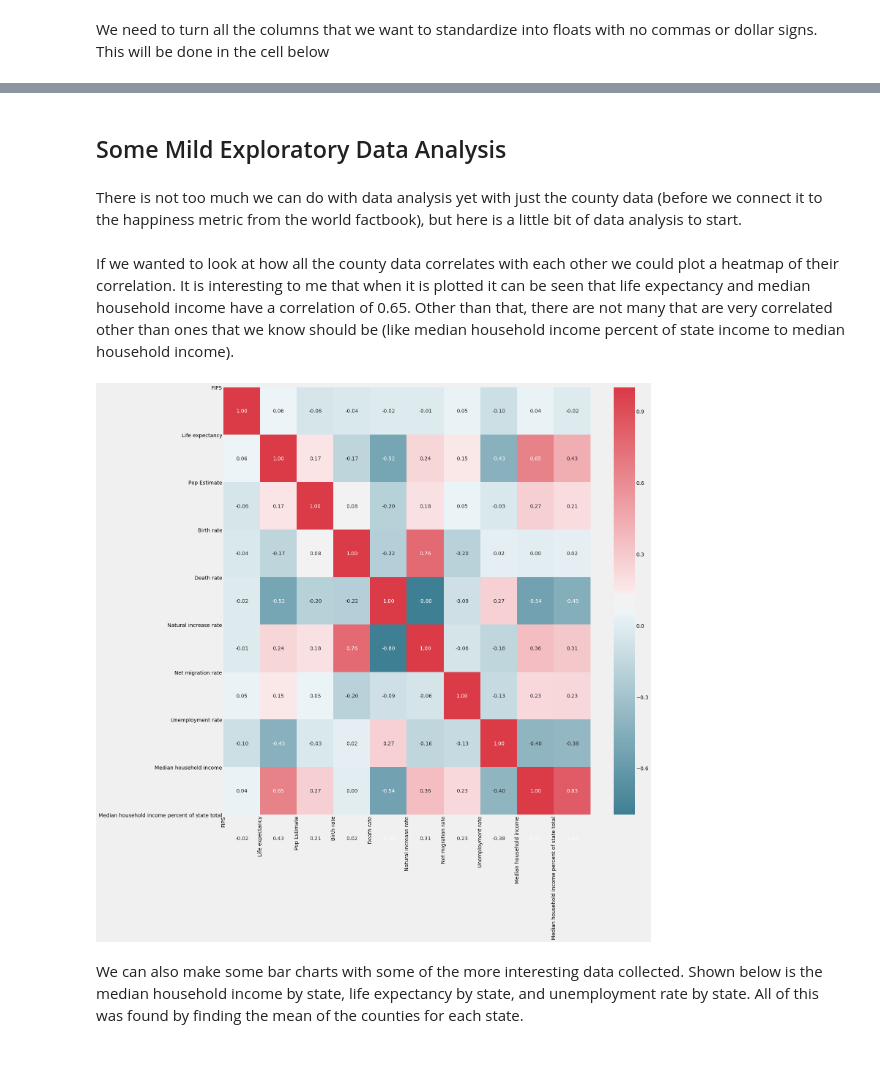
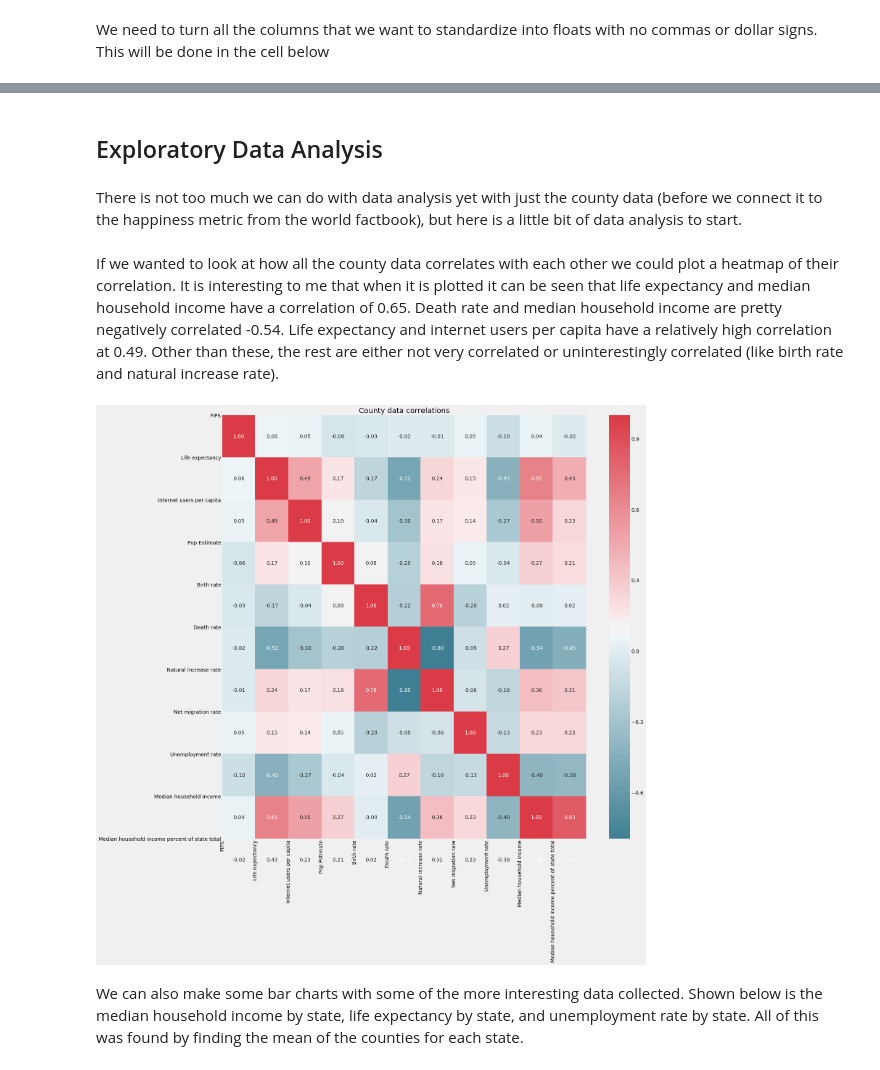
Before and after one commit to mcatalano26/Data-Science-Final-Project, a Jupyter notebook: Data Wrangling.ipynb, the cells around one changed output, grey strips where cells are left out. Saved outputs shown, nothing was run; the diff lists cells and outputs as text; code cells hidden in the pictures.

```diff
--- a/Data Wrangling.ipynb
+++ b/Data Wrangling.ipynb
@@ -156,6 +202,6 @@ The first step will be to remove all the columns that we won't be looking at. We
 # %%
 #Creating a list of columns to be removed
-columns_to_be_removed = ['Happiness Rank', 'Reserves of foreign exchange and gold',
+columns_to_be_removed = ['Reserves of foreign exchange and gold',
                          'Standard Error', 'Dystopia Residual', 'Generosity', 'Trust (Government Corruption)', 'Area', 'Gross national saving',
                          'Inflation rate (consumer prices)', 'Central bank discount rate',
                          'Commercial bank prime lending rate', 'Stock of narrow money',
@@ -365,0 +495,5 @@ county_life_exp_df.head()
+# %%
+county_merge_df = pd.merge(county_internet_df, state_pop_df, on=["Area_Name", "State"], how="outer")
+county_merge_df = county_merge_df.drop(['year'], axis=1)
+county_merge_df = county_merge_df.rename(columns={'broadband_home': 'Internet users per capita'})
+county_merge_df.head()
@@ -368,5 +509,5 @@ Now, we can start merging the data. We will first merge the county life expectan
 # %%
-county_merge1_df = pd.merge(county_life_exp_df, state_pop_df, on="FIPS", how="inner")
+county_merge1_df = pd.merge(county_life_exp_df, county_merge_df, on="FIPS", how="inner")
 county_merge1_df = county_merge1_df.drop(['State_Name', 'Area_Name_y'], axis=1)
 county_merge1_df = county_merge1_df.rename(columns={'Area_Name_x': 'Area_Name'})
 county_merge1_df.head()
@@ -425,0 +571,4 @@ standardized_county_df.head()
+# %%
+standardized_county_df = standardized_county_df[standardized_county_df["State"] != "DC"]
+standardized_county_df["Internet users per capita"] = standardized_county_df.groupby("State")["Internet users per capita"].transform(lambda x: x.fillna(x.mean()))
+standardized_county_df.head()
@@ -426,23 +582,20 @@ standardized_county_df.head()
 # %% [markdown]
-## Some Mild Exploratory Data Analysis
+## Exploratory Data Analysis
 # %% [markdown]
 There is not too much we can do with data analysis yet with just the county data (before we connect it to the happiness metric from the world factbook), but here is a little bit of data analysis to start.
 # %% [markdown]
-If we wanted to look at how all the county data correlates with each other we could plot a heatmap of their correlation. It is interesting to me that when it is plotted it can be seen that life expectancy and median household income have a correlation of 0.65. Other than that, there are not many that are very correlated other than ones that we know should be (like median household income percent of state income to median household income).
+If we wanted to look at how all the county data correlates with each other we could plot a heatmap of their correlation. It is interesting to me that when it is plotted it can be seen that life expectancy and median household income have a correlation of 0.65. Death rate and median household income are pretty negatively correlated -0.54. Life expectancy and internet users per capita have a relatively high correlation at 0.49. Other than these, the rest are either not very correlated or uninterestingly correlated (like birth rate and natural increase rate).
 # %%
-import pandas as pd
-import matplotlib.pyplot as plt
-import seaborn as sns
-
 corr = standardized_county_df.corr()
 fig, ax = plt.subplots(figsize=(20,20))
 colormap = sns.diverging_palette(220, 10, as_cmap=True)
 sns.heatmap(corr, cmap=colormap, annot=True, fmt = ".2f")
 plt.xticks(range(len(corr.columns)), corr.columns)
 plt.yticks(range(len(corr.columns)), corr.columns)
+plt.title("County data correlations")
 plt.show()
 # %% [output]
-[figure, old version]
+[figure, new version]
 # %% [markdown]
 We can also make some bar charts with some of the more interesting data collected. Shown below is the median household income by state, life expectancy by state, and unemployment rate by state. All of this was found by finding the mean of the counties for each state.
 # %%
```
Also changed, not shown: parts of 61 cells of this notebook, 12 other files.
